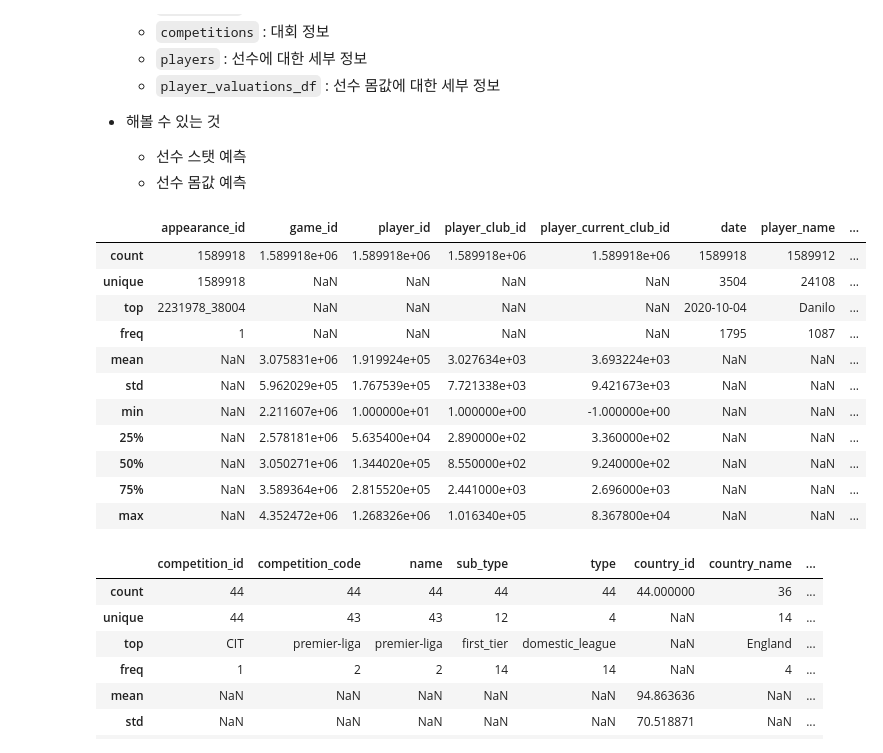
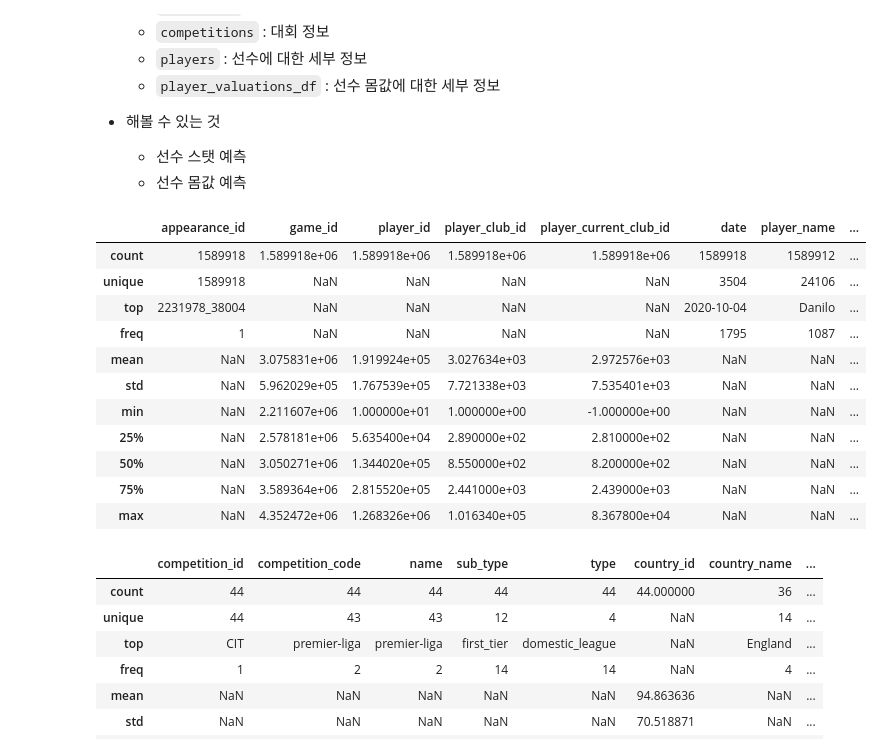
Before and after one commit to benidjor/player-value-prediction-from-transfermarkt, a Jupyter notebook: preprocessing.ipynb, the cells around one changed output. Saved outputs shown, nothing was run; the diff lists cells and outputs as text; code cells hidden in the pictures.

```diff
--- a/preprocessing.ipynb
+++ b/preprocessing.ipynb
@@ -165,19 +197,19 @@ apps_copy = apps_df.copy()
     - 선수 스탯 예측
     - 선수 몸값 예측
 # %%
-apps_df.describe(include="all")
+appearances_df.describe(include="all")
 # %% [output]
 |  | appearance_id | game_id | player_id | player_club_id | player_current_club_id | date | player_name | ... |
 | count | 1589918 | 1.589918e+06 | 1.589918e+06 | 1.589918e+06 | 1.589918e+06 | 1589918 | 1589912 | ... |
-| unique | 1589918 | NaN | NaN | NaN | NaN | 3504 | 24108 | ... |
+| unique | 1589918 | NaN | NaN | NaN | NaN | 3504 | 24106 | ... |
 | top | 2231978_38004 | NaN | NaN | NaN | NaN | 2020-10-04 | Danilo | ... |
 | freq | 1 | NaN | NaN | NaN | NaN | 1795 | 1087 | ... |
-| mean | NaN | 3.075831e+06 | 1.919924e+05 | 3.027634e+03 | 3.693224e+03 | NaN | NaN | ... |
-| std | NaN | 5.962029e+05 | 1.767539e+05 | 7.721338e+03 | 9.421673e+03 | NaN | NaN | ... |
+| mean | NaN | 3.075831e+06 | 1.919924e+05 | 3.027634e+03 | 2.972576e+03 | NaN | NaN | ... |
+| std | NaN | 5.962029e+05 | 1.767539e+05 | 7.721338e+03 | 7.535401e+03 | NaN | NaN | ... |
 | min | NaN | 2.211607e+06 | 1.000000e+01 | 1.000000e+00 | -1.000000e+00 | NaN | NaN | ... |
-| 25% | NaN | 2.578181e+06 | 5.635400e+04 | 2.890000e+02 | 3.360000e+02 | NaN | NaN | ... |
-| 50% | NaN | 3.050271e+06 | 1.344020e+05 | 8.550000e+02 | 9.240000e+02 | NaN | NaN | ... |
-| 75% | NaN | 3.589364e+06 | 2.815520e+05 | 2.441000e+03 | 2.696000e+03 | NaN | NaN | ... |
+| 25% | NaN | 2.578181e+06 | 5.635400e+04 | 2.890000e+02 | 2.810000e+02 | NaN | NaN | ... |
+| 50% | NaN | 3.050271e+06 | 1.344020e+05 | 8.550000e+02 | 8.200000e+02 | NaN | NaN | ... |
+| 75% | NaN | 3.589364e+06 | 2.815520e+05 | 2.441000e+03 | 2.439000e+03 | NaN | NaN | ... |
 | max | NaN | 4.352472e+06 | 1.268326e+06 | 1.016340e+05 | 8.367800e+04 | NaN | NaN | ... |
 # %%
 competitions_df.describe(include="all")
```
Also changed, not shown: parts of 20 cells of this notebook, 3 other files.
